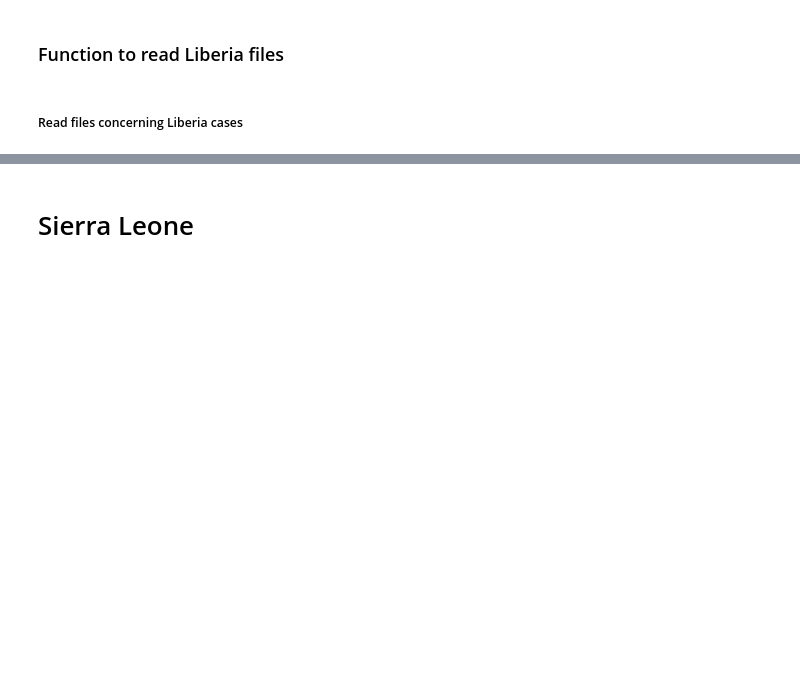
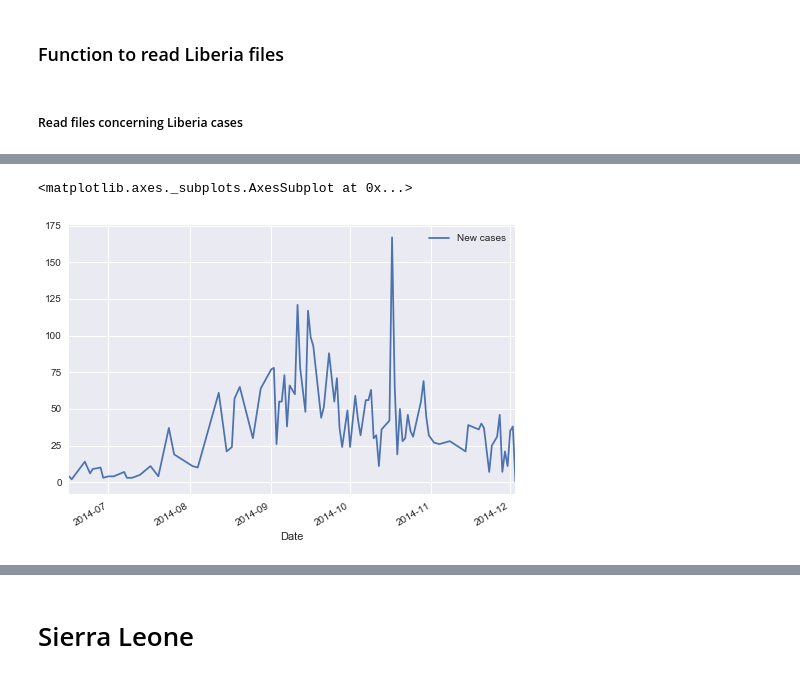
Before and after one commit to adamkozak/ADA2017-project, a Jupyter notebook: Homework/01 - Pandas and Data Wrangling/Homework 1.ipynb, the cells around one changed output, grey strips where cells are left out. Cells and saved outputs as stored; diff of their text form; code cells hidden in the pictures; blank space fills up the shorter version.

```diff
--- a/Homework/01 - Pandas and Data Wrangling/Homework 1.ipynb
+++ b/Homework/01 - Pandas and Data Wrangling/Homework 1.ipynb
@@ -153 +183,6 @@ liberia.groupby(liberia.index.month).sum()
+# %%
+liberia.plot(y = 'New cases')
+# %% [output]
+<matplotlib.axes._subplots.AxesSubplot at 0x...>
+[figure, added]
 # %%
```
Also changed, not shown: parts of 31 cells of this notebook.
